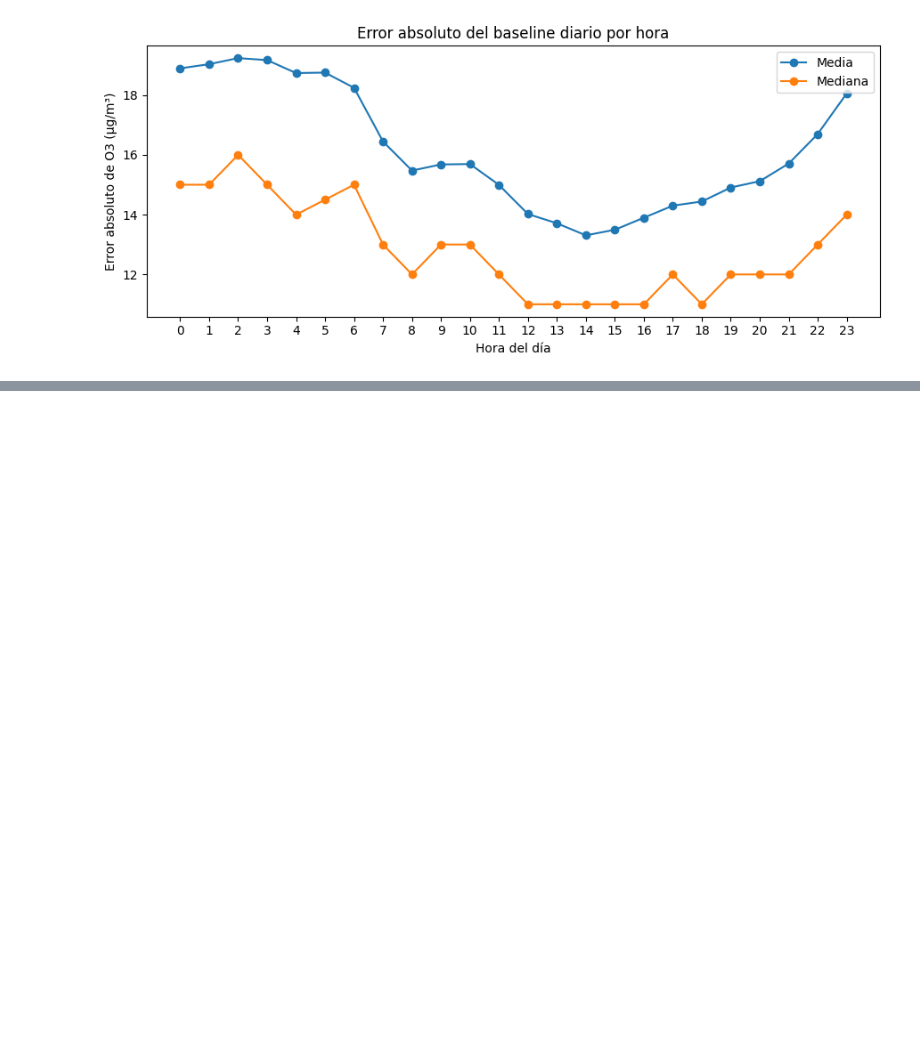
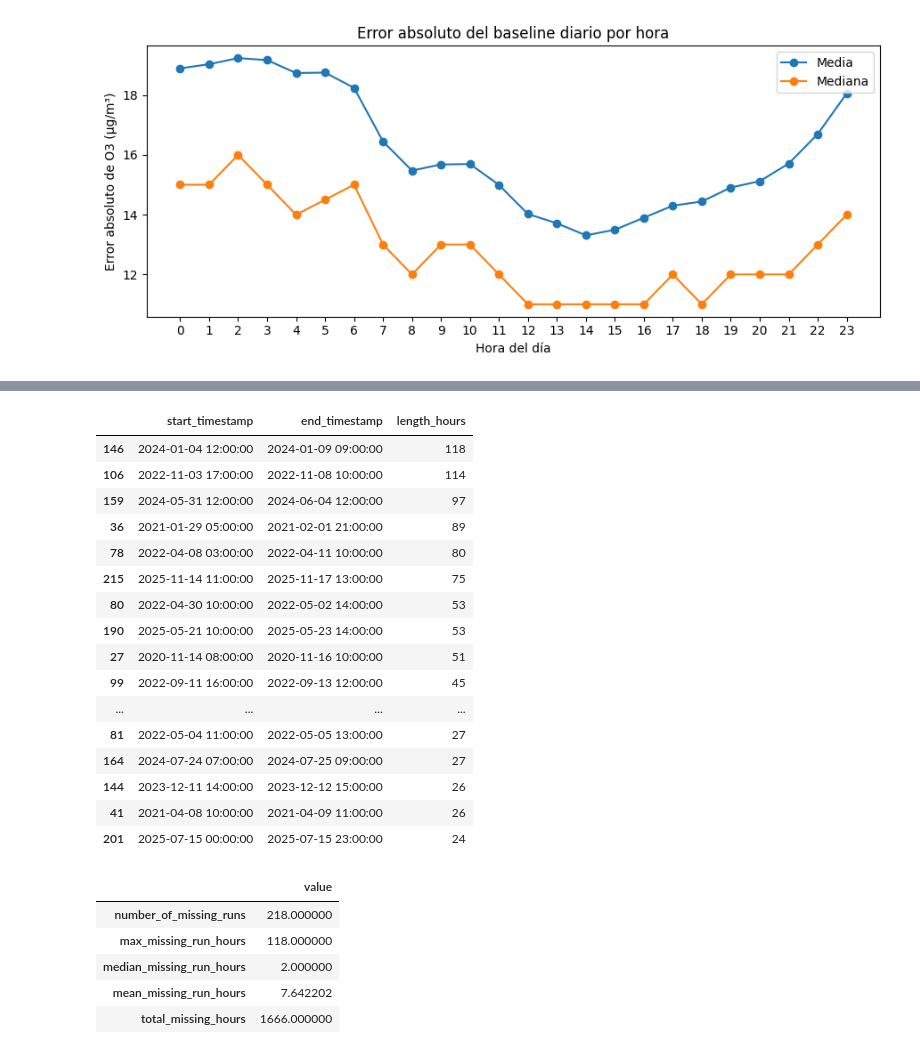
Before and after one commit to hipenation2142/trabajo, a Jupyter notebook: notebooks/01_eda_o3.ipynb, the cells around one changed output, grey strips where cells are left out. Drawn from its saved outputs; the diff is of its cells as text; code cells hidden in the pictures; blank space fills up the shorter version.

```diff
--- a/notebooks/01_eda_o3.ipynb
+++ b/notebooks/01_eda_o3.ipynb
@@ -1200,0 +1394,72 @@ plt.show()
+# %%
+# Se analiza la longitud de los huecos consecutivos de O3.
+# No es lo mismo tener valores ausentes aislados que tener tramos largos sin observaciones.
+# Esta información será importante para decidir cómo tratar los ausentes antes de crear lags.
+missing_flags = (
+    split_eda_df.set_index("timestamp")["o3"]
+    .sort_index()
+    .asfreq("h")
+    .isna()
+)
+
+# Cada vez que cambia el estado observado/ausente, se crea un nuevo grupo.
+run_id = missing_flags.ne(missing_flags.shift(fill_value=False)).cumsum()
+
+missing_runs = (
+    pd.DataFrame(
+        {
+            "is_missing": missing_flags,
+            "run_id": run_id,
+        }
+    )
+    .loc[lambda data: data["is_missing"]]
+    .groupby("run_id")
+    .agg(
+        start_timestamp=("is_missing", lambda values: values.index.min()),
+        end_timestamp=("is_missing", lambda values: values.index.max()),
+        length_hours=("is_missing", "size"),
+    )
+    .reset_index(drop=True)
+)
+
+display(missing_runs.sort_values("length_hours", ascending=False).head(20))
+
+missing_run_summary = pd.Series(
+    {
+        "number_of_missing_runs": len(missing_runs),
+        "max_missing_run_hours": missing_runs["length_hours"].max() if not missing_runs.empty else 0,
+        "median_missing_run_hours": missing_runs["length_hours"].median() if not missing_runs.empty else 0,
+        "mean_missing_run_hours": missing_runs["length_hours"].mean() if not missing_runs.empty else 0,
+        "total_missing_hours": missing_runs["length_hours"].sum() if not missing_runs.empty else 0,
+    },
+    name="value",
+)
+
+display(missing_run_summary.to_frame())
+
+missing_runs.to_csv(TABLES_DIR / "eda_missing_runs.csv", index=False)
+missing_run_summary.to_csv(TABLES_DIR / "eda_missing_run_summary.csv")
+# %% [output]
+|  | start_timestamp | end_timestamp | length_hours |
+| 146 | 2024-01-04 12:00:00 | 2024-01-09 09:00:00 | 118 |
+| 106 | 2022-11-03 17:00:00 | 2022-11-08 10:00:00 | 114 |
+| 159 | 2024-05-31 12:00:00 | 2024-06-04 12:00:00 | 97 |
+| 36 | 2021-01-29 05:00:00 | 2021-02-01 21:00:00 | 89 |
+| 78 | 2022-04-08 03:00:00 | 2022-04-11 10:00:00 | 80 |
+| 215 | 2025-11-14 11:00:00 | 2025-11-17 13:00:00 | 75 |
+| 80 | 2022-04-30 10:00:00 | 2022-05-02 14:00:00 | 53 |
+| 190 | 2025-05-21 10:00:00 | 2025-05-23 14:00:00 | 53 |
+| 27 | 2020-11-14 08:00:00 | 2020-11-16 10:00:00 | 51 |
+| 99 | 2022-09-11 16:00:00 | 2022-09-13 12:00:00 | 45 |
+| ... | ... | ... | ... |
+| 81 | 2022-05-04 11:00:00 | 2022-05-05 13:00:00 | 27 |
+| 164 | 2024-07-24 07:00:00 | 2024-07-25 09:00:00 | 27 |
+| 144 | 2023-12-11 14:00:00 | 2023-12-12 15:00:00 | 26 |
+| 41 | 2021-04-08 10:00:00 | 2021-04-09 11:00:00 | 26 |
+| 201 | 2025-07-15 00:00:00 | 2025-07-15 23:00:00 | 24 |
+|  | value |
+| number_of_missing_runs | 218.000000 |
+| max_missing_run_hours | 118.000000 |
+| median_missing_run_hours | 2.000000 |
+| mean_missing_run_hours | 7.642202 |
+| total_missing_hours | 1666.000000 |
```
Also changed, not shown: parts of 8 cells of this notebook, 17 other files.
